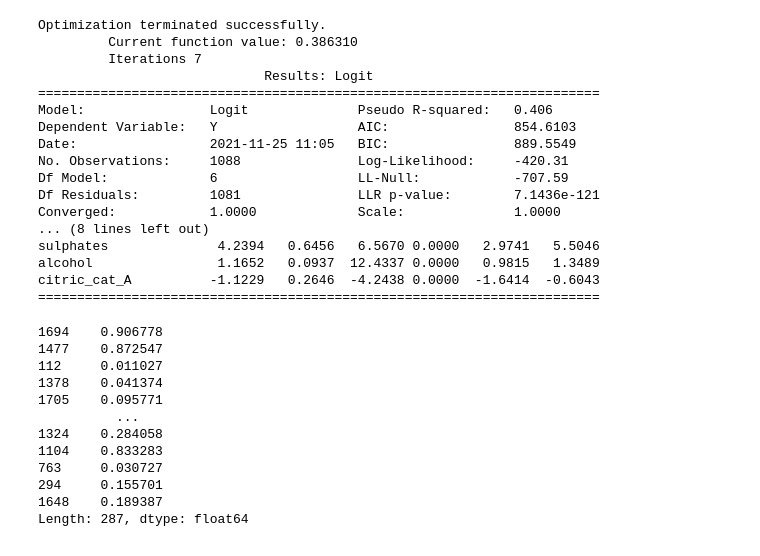
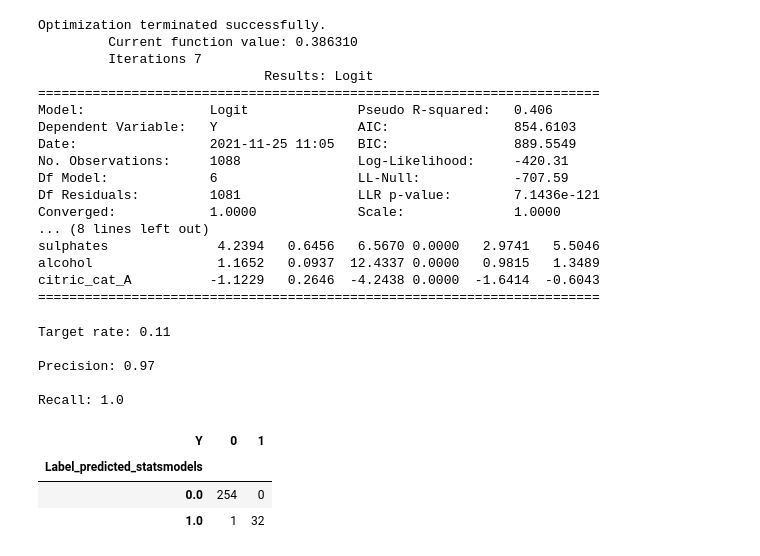
Before and after one commit to guillaumeovf/CarLoanDefault, a Jupyter notebook: wine_quality.ipynb, the cells around one changed output. Drawn from its saved outputs; the diff is of its cells as text; code cells hidden in the pictures.

```diff
--- a/wine_quality.ipynb
+++ b/wine_quality.ipynb
@@ -1552,18 +1552,32 @@ citric_cat_A          -1.1229   0.2646  -4.2438 0.0000  -1.6414  -0.6043
 
 # Now, let's predict them on the test & oot
 
-result_logit.predict(test[['volatile acidity', 'chlorides','total sulfur dioxide',
-                           'density', 'sulphates', 'alcohol', 'citric_cat_A']])
+test = pd.concat([test, pd.Series(result_logit.predict(test[['volatile acidity', 'chlorides','total sulfur dioxide',
+                           'density', 'sulphates', 'alcohol', 'citric_cat_A']]), name='Predict_statsmodels')], axis=1)
+
+oot = pd.concat([oot, pd.Series(result_logit.predict(oot[['volatile acidity', 'chlorides','total sulfur dioxide',
+                           'density', 'sulphates', 'alcohol', 'citric_cat_A']]), name='Predict_statsmodels')], axis=1)
-# %% [output]
-1694    0.906778
-1477    0.872547
-112     0.011027
-1378    0.041374
-1705    0.095771
-          ...
-1324    0.284058
-1104    0.833283
-763     0.030727
-294     0.155701
-1648    0.189387
-Length: 287, dtype: float64
+# %%
+def confusion_matrix_statsmodels(dataset, true_label, number_to_consider):
+  pos = np.ones(number_to_consider,)
+  neg = np.zeros(dataset.shape[0] - number_to_consider,)
+  dataset = dataset.sort_values(by=true_label, ascending=False)
+  dataset['Label_predicted_statsmodels'] = np.concatenate((pos, neg), axis=0)
+  del(pos, neg, number_to_consider)
+  output = pd.crosstab(dataset['Label_predicted_statsmodels'], dataset[true_label])
+  print('\nTarget rate: '+ str(np.round(dataset[true_label].sum()/len(dataset), 2)))
+  print('\nPrecision: ' + str(np.round((output[1][1])/(output[0][1]+output[1][1]), 2)))
+  print('\nRecall: ' + str(np.round((output[1][1])/(output[1][0]+output[1][1]), 2)))
+  return output
+# %%
+confusion_matrix_statsmodels(test, 'Y', 33)
+# %% [output]
+Target rate: 0.11
+
+Precision: 0.97
+
+Recall: 1.0
+| Y | 0 | 1 |
+| Label_predicted_statsmodels |  |  |
+| 0.0 | 254 | 0 |
+| 1.0 | 1 | 32 |
```
Also changed, not shown: parts of 3 cells of this notebook.
